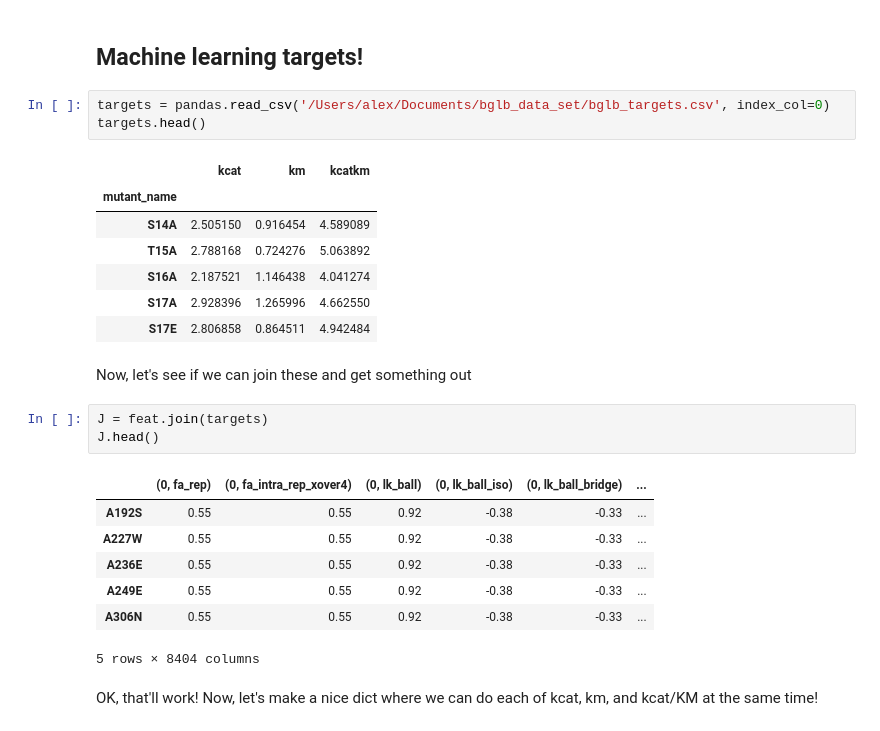
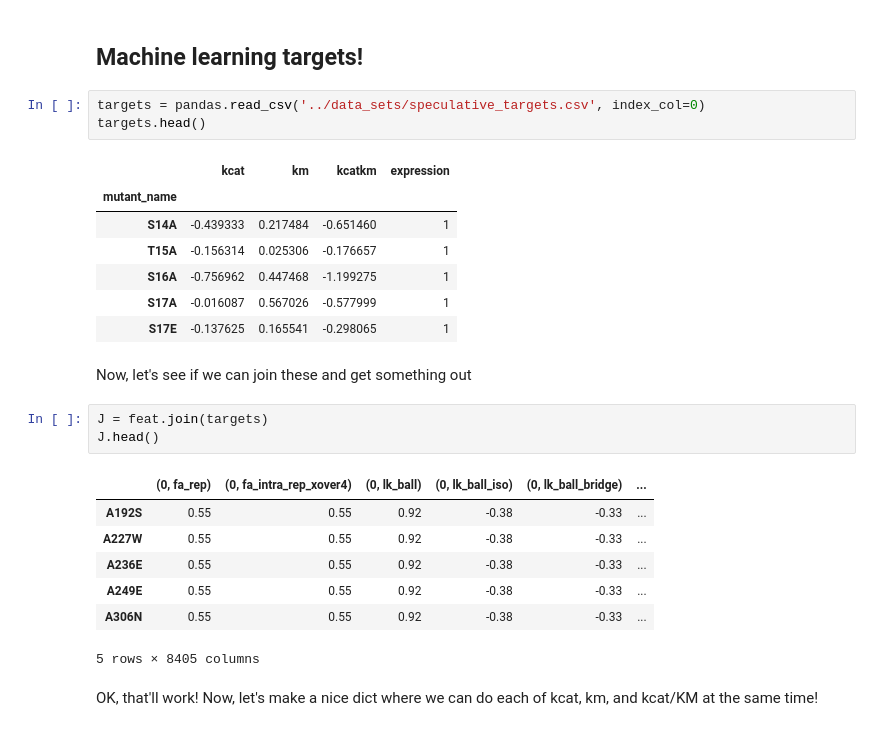
Before and after one commit to dacarlin/bglb_family, a Jupyter notebook: machine_learning/en__big_feat_set__modern.ipynb, the cells around one changed output. Saved outputs shown, nothing was run; the diff lists cells and outputs as text.

```diff
--- a/machine_learning/en__big_feat_set__modern.ipynb
+++ b/machine_learning/en__big_feat_set__modern.ipynb
@@ -74,16 +75,16 @@ Now that we have a "reasonable" set of features. Let's try looking at the target
 # %% [markdown]
 ## Machine learning targets!
 # %%
-targets = pandas.read_csv('/Users/alex/Documents/bglb_data_set/bglb_targets.csv', index_col=0)
+targets = pandas.read_csv('../data_sets/speculative_targets.csv', index_col=0)
 targets.head()
 # %% [output]
-|  | kcat | km | kcatkm |
-| mutant_name |  |  |  |
-| S14A | 2.505150 | 0.916454 | 4.589089 |
-| T15A | 2.788168 | 0.724276 | 5.063892 |
-| S16A | 2.187521 | 1.146438 | 4.041274 |
-| S17A | 2.928396 | 1.265996 | 4.662550 |
-| S17E | 2.806858 | 0.864511 | 4.942484 |
+|  | kcat | km | kcatkm | expression |
+| mutant_name |  |  |  |  |
+| S14A | -0.439333 | 0.217484 | -0.651460 | 1 |
+| T15A | -0.156314 | 0.025306 | -0.176657 | 1 |
+| S16A | -0.756962 | 0.447468 | -1.199275 | 1 |
+| S17A | -0.016087 | 0.567026 | -0.577999 | 1 |
+| S17E | -0.137625 | 0.165541 | -0.298065 | 1 |
 # %% [markdown]
 Now, let's see if we can join these and get something out
 # %%
@@ -96,7 +97,7 @@ J.head()
 | A236E | 0.55 | 0.55 | 0.92 | -0.38 | -0.33 | ... |
 | A249E | 0.55 | 0.55 | 0.92 | -0.38 | -0.33 | ... |
 | A306N | 0.55 | 0.55 | 0.92 | -0.38 | -0.33 | ... |
-5 rows × 8404 columns
+5 rows × 8405 columns
 # %% [markdown]
 OK, that'll work! Now, let's make a nice dict where we can do each of kcat, km, and kcat/KM at the same time!
 # %%
```
Also changed, not shown: parts of 6 cells of this notebook, 11 other files.
